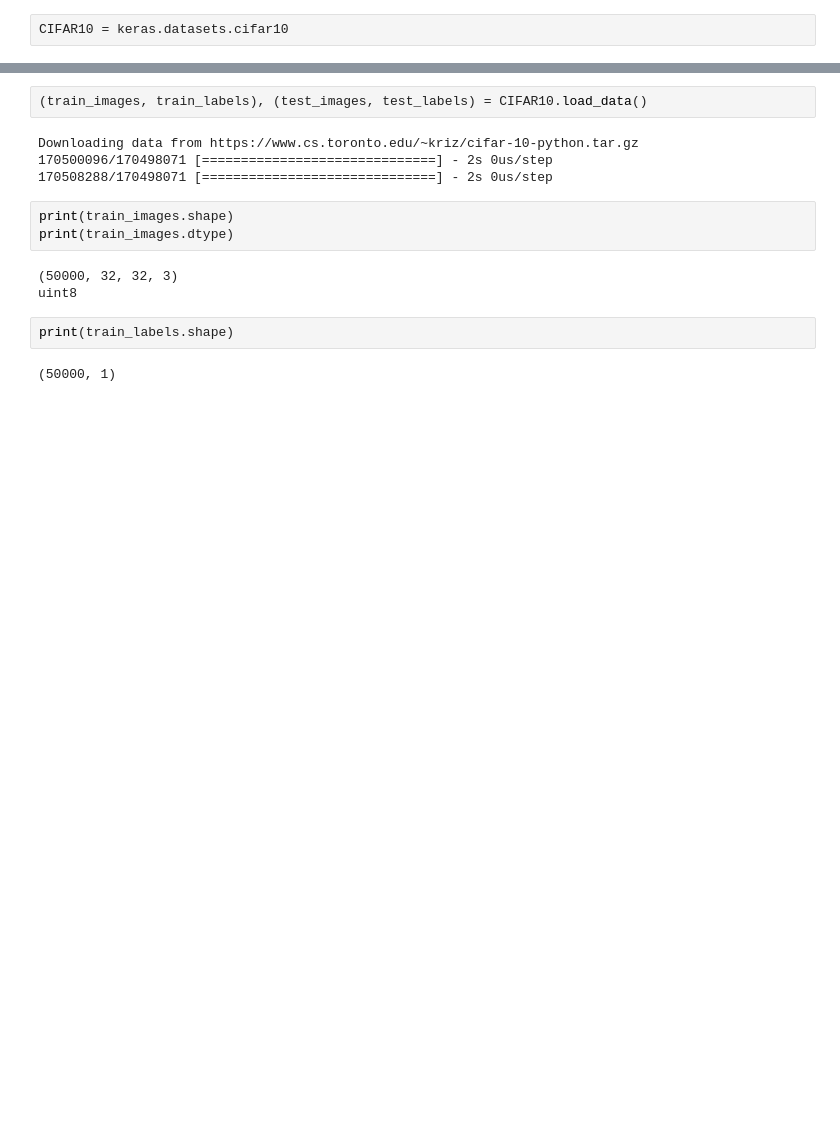
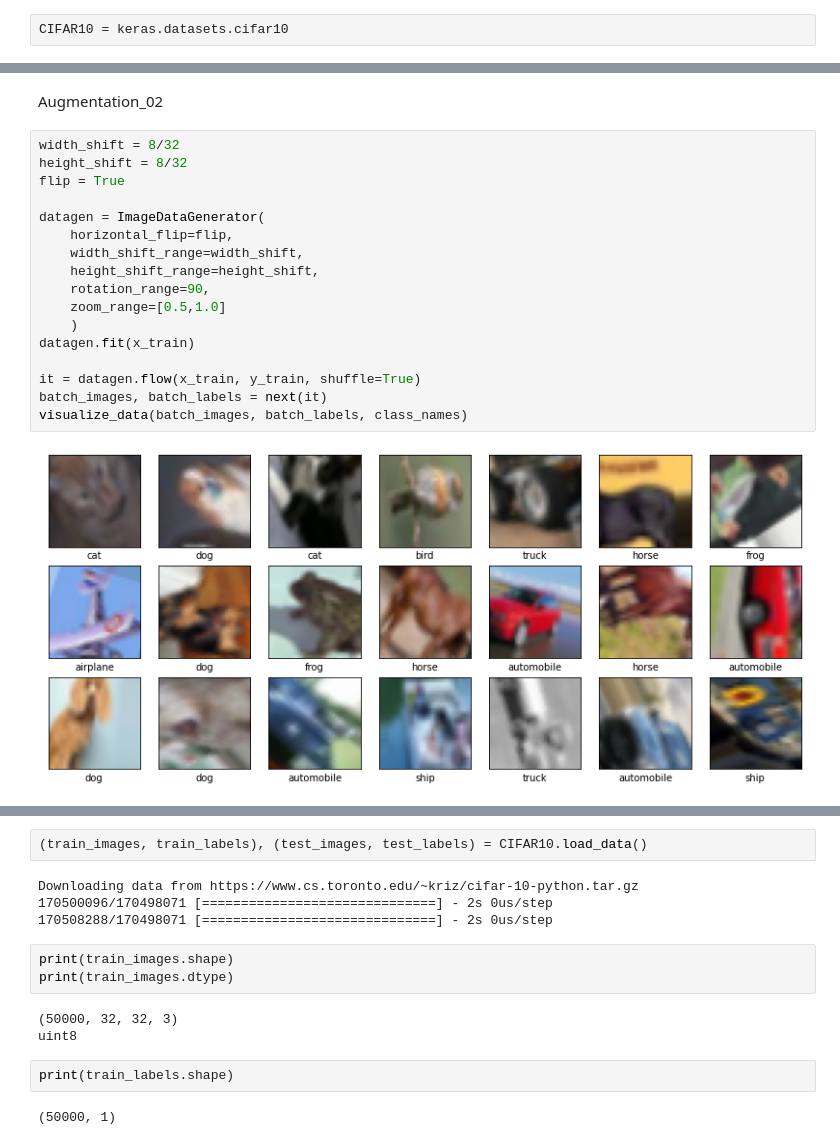
Before and after one commit to CamiloCorredor/CIFAR10, a Jupyter notebook: taller_1.ipynb, the cells around one changed output, grey strips where cells are left out. Cells and saved outputs as stored; diff of their text form; blank space fills up the shorter version.

```diff
--- a/taller_1.ipynb
+++ b/taller_1.ipynb
@@ -12,0 +165,21 @@ CIFAR10 = keras.datasets.cifar10
+# %% [markdown]
+Augmentation_02
+# %%
+width_shift = 8/32
+height_shift = 8/32
+flip = True
+
+datagen = ImageDataGenerator(
+    horizontal_flip=flip,
+    width_shift_range=width_shift,
+    height_shift_range=height_shift,
+    rotation_range=90,
+    zoom_range=[0.5,1.0]
+    )
+datagen.fit(x_train)
+
+it = datagen.flow(x_train, y_train, shuffle=True)
+batch_images, batch_labels = next(it)
+visualize_data(batch_images, batch_labels, class_names)
+# %% [output]
+[figure, added]
```
Also changed, not shown: parts of 20 cells of this notebook.
